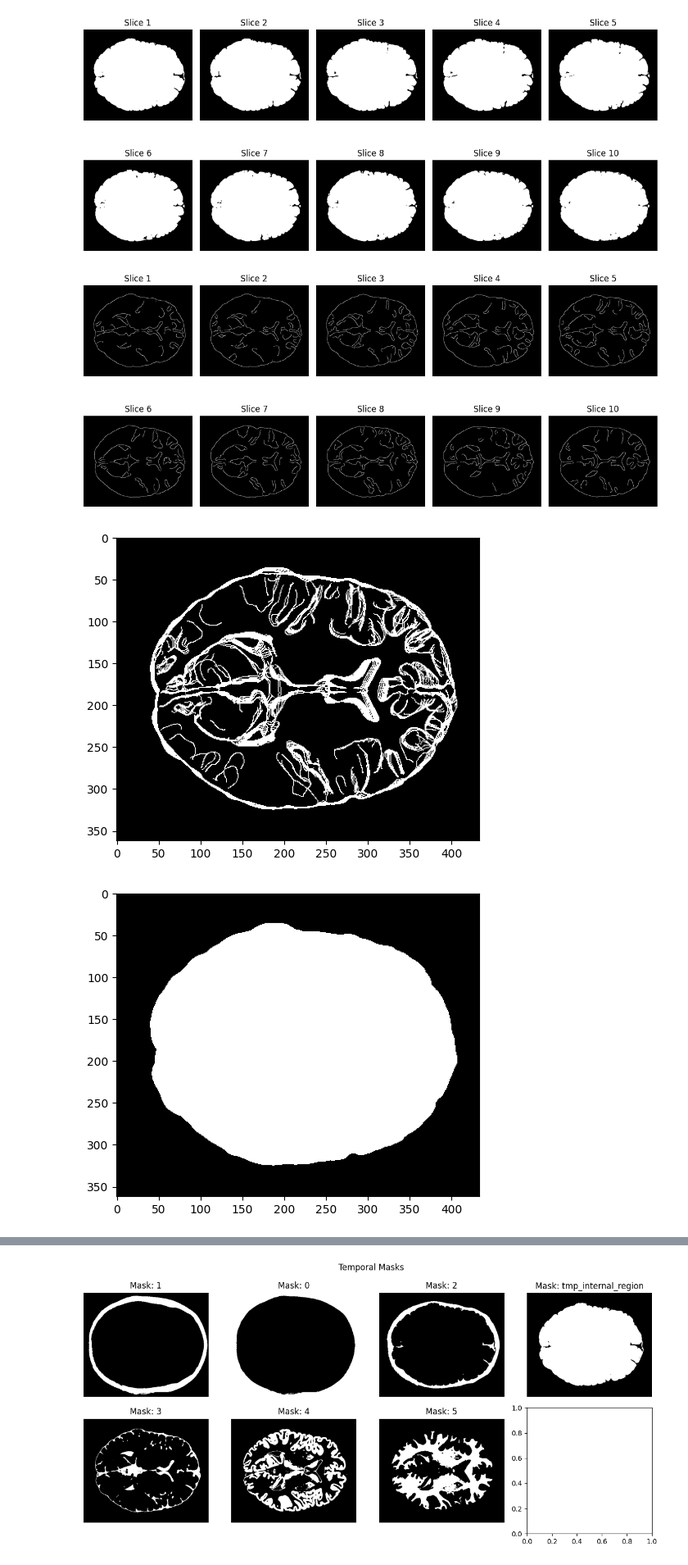
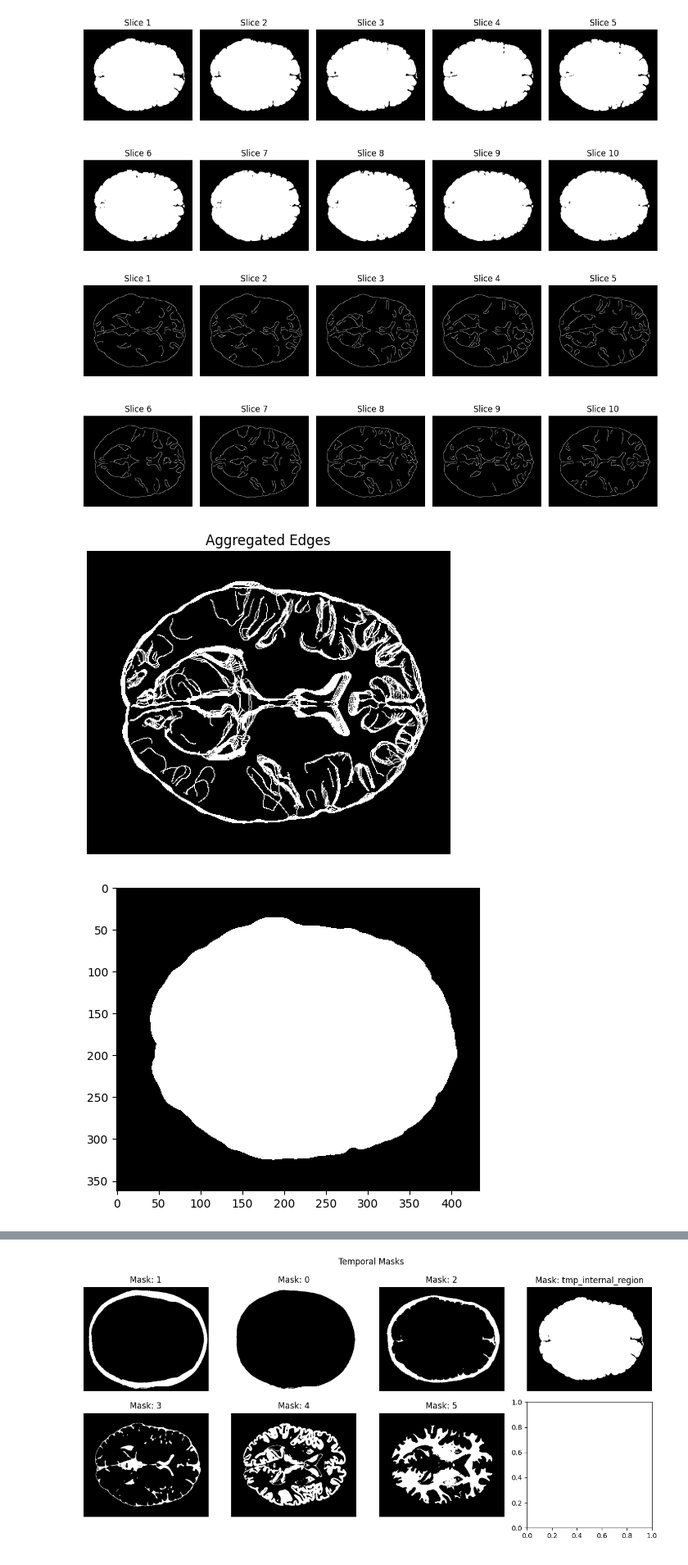
Before and after one commit to ZosoV/mri_segmentation, a Jupyter notebook: 3d_experiment_03.ipynb, the cells around one changed output, grey strips where cells are left out. Shown at 82% size. Saved outputs shown, nothing was run; the diff lists cells and outputs as text; code cells hidden in the pictures.

```diff
--- a/3d_experiment_03.ipynb
+++ b/3d_experiment_03.ipynb
@@ -229,34 +229,36 @@ for i, ax in enumerate(axes.flat):
     ax.axis('off')
 
 plt.tight_layout()
 plt.show()
 
 # Aggregation of the edges
 aggregated_edges = np.sum(edges, axis=2) > 0
 
 # Plot the aggregated edges
 plt.imshow(aggregated_edges, cmap='gray')
+plt.title('Aggregated Edges')
+plt.axis('off')
 plt.show()
 
 # Fill the holes of the aggregated edges
 filled_aggregated_edges = ndimage.binary_fill_holes(aggregated_edges)
 
 # Plot the filled edges
 plt.imshow(filled_aggregated_edges, cmap='gray')
 plt.show()
 
 # Extend one dimension and repeat the mask to all the slices
 filled_aggregated_edges = filled_aggregated_edges[:, :, np.newaxis]
 
 # The cumulativative mask is broadcasted to all the slices
 # by the new axis added before
 masked_internal_region = mri_stacked * filled_aggregated_edges
 
 plt.imshow(masked_internal_region[:,:,0], cmap='gray')
 plt.show()
 # %% [output]
 [figure]
-[figure, old version]
+[figure, new version]
 [figure]
 [figure]
 # %%
```
Also changed, not shown: 6 other files.
